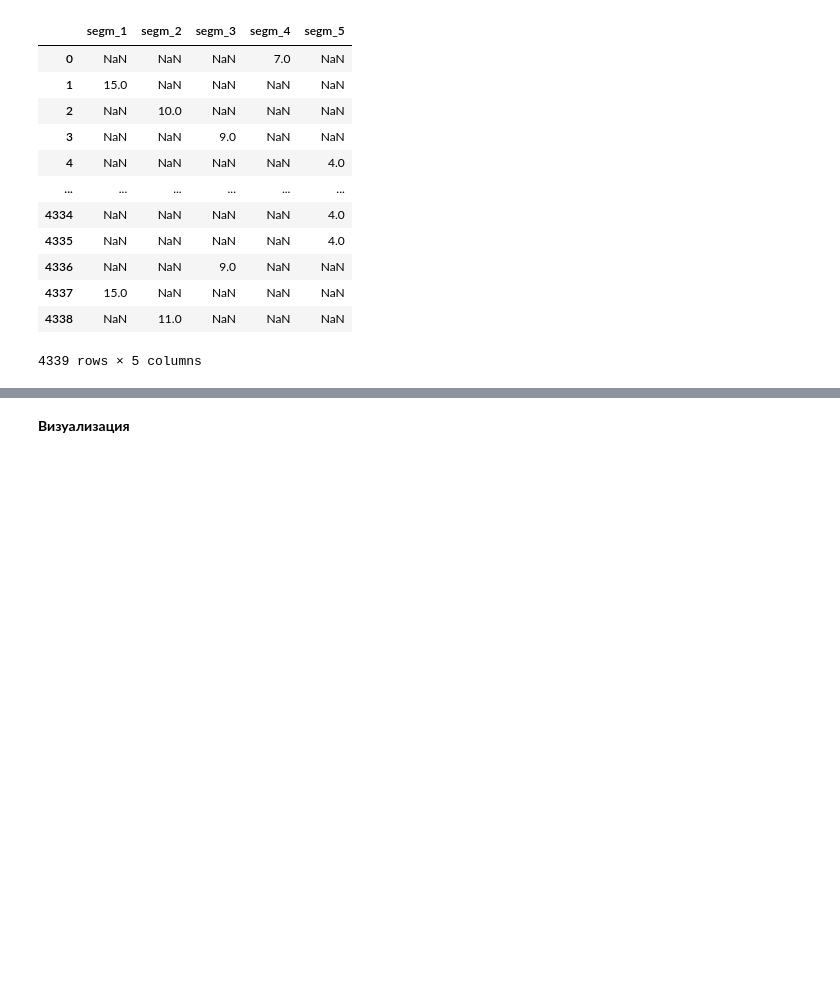
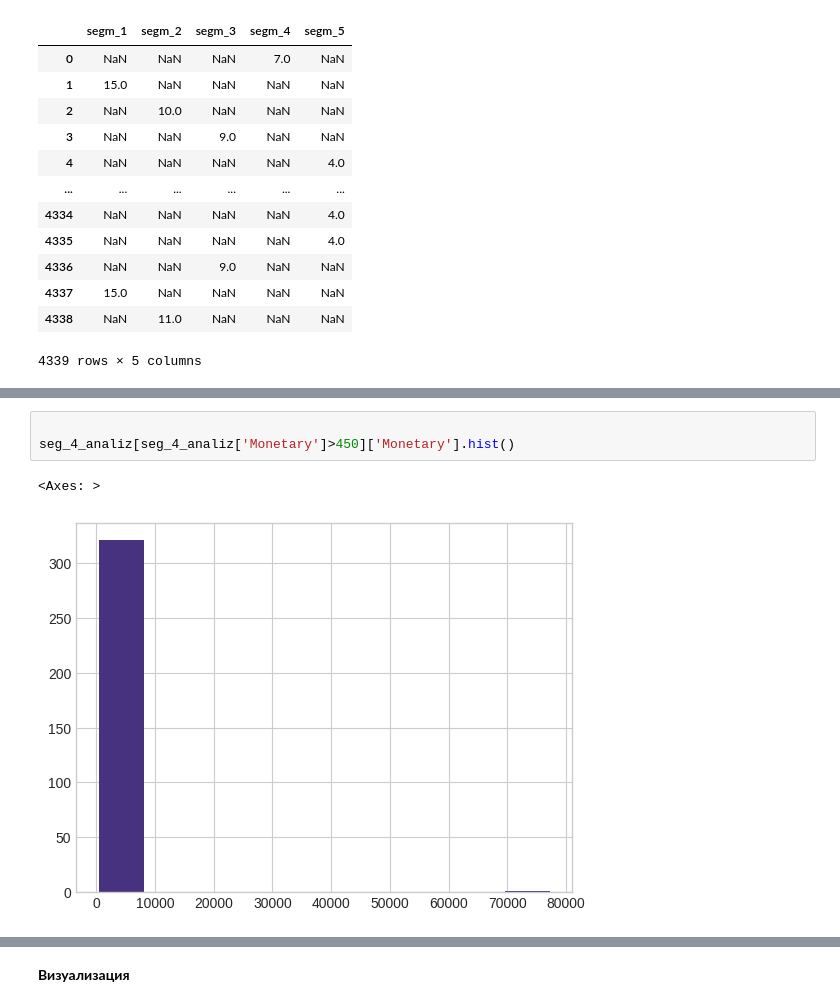
Before and after one commit to viktory-41/rosnich_kompany_velikobrit, a Jupyter notebook: onl_rozn_velicobr.ipynb, the cells around one changed output, grey strips where cells are left out. Drawn from its saved outputs; the diff is of its cells as text; blank space fills up the shorter version.

```diff
--- a/onl_rozn_velicobr.ipynb
+++ b/onl_rozn_velicobr.ipynb
@@ -570,0 +648,6 @@ segment
+# %%
+
+seg_4_analiz[seg_4_analiz['Monetary']>450]['Monetary'].hist()
+# %% [output]
+<Axes: >
+[figure, added]
```
Also changed, not shown: parts of 36 cells of this notebook.
